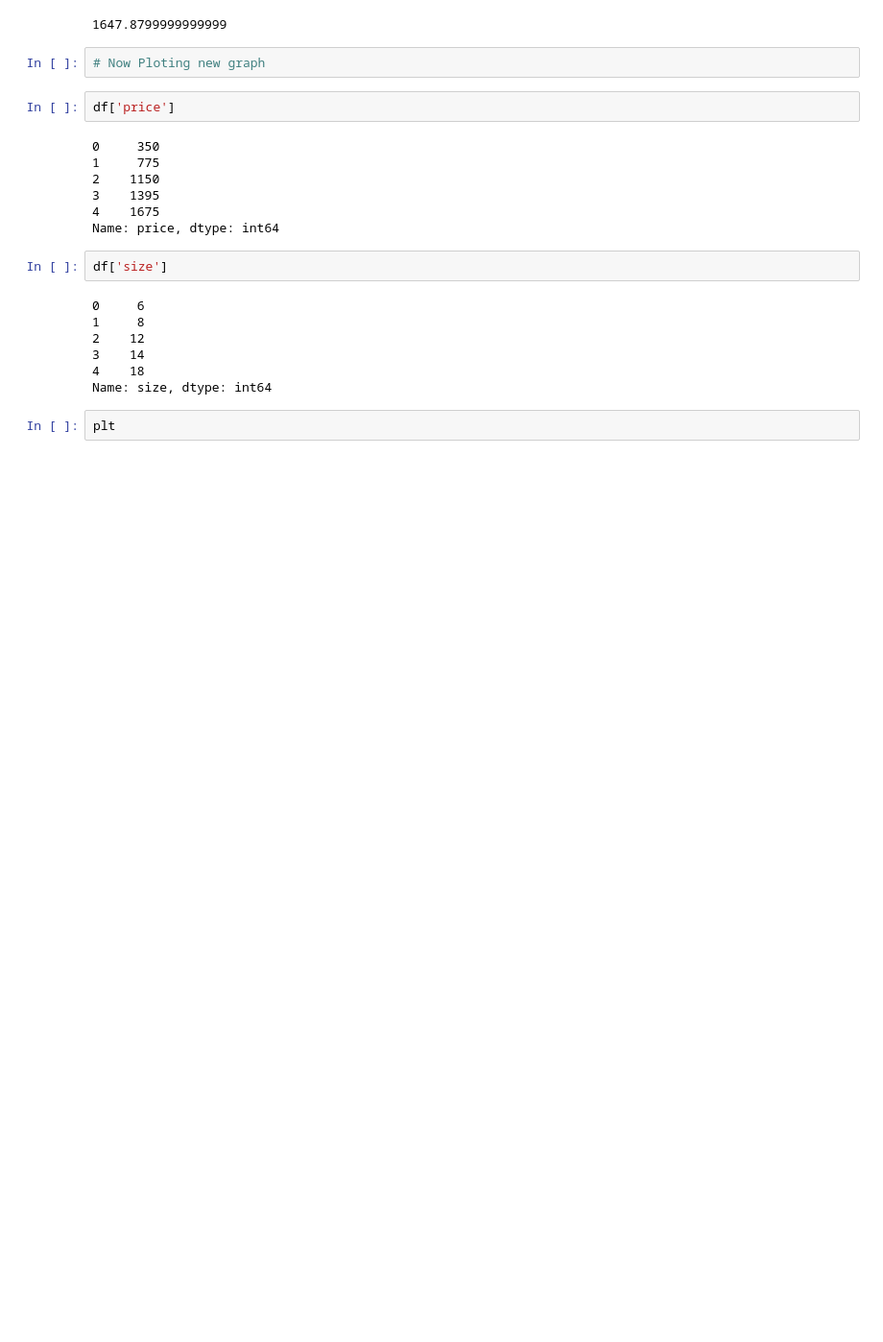
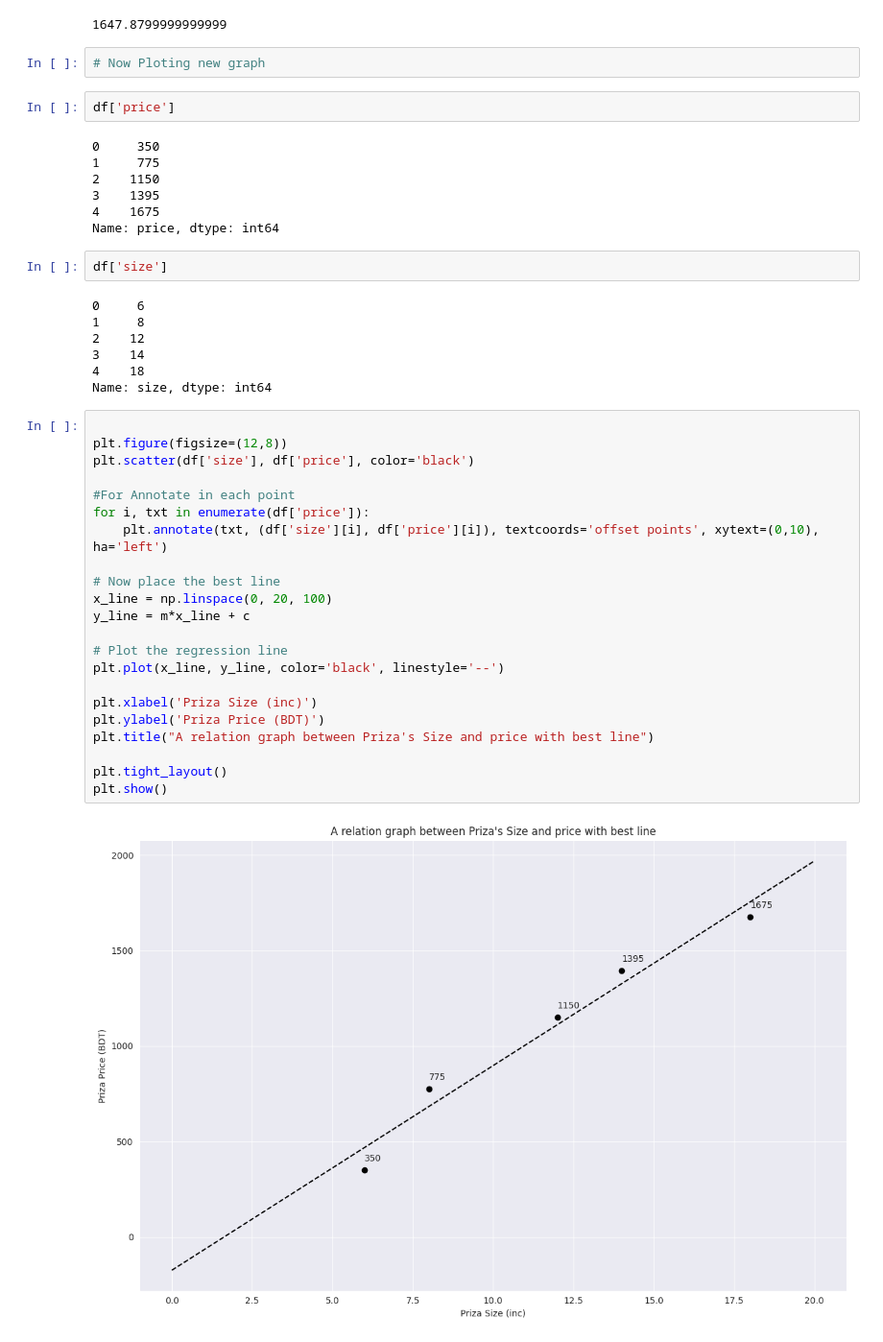
Before and after one commit to Sayeed843/Machine-Learning-Algorithms-, a Jupyter notebook: Linear Regression/Numerical Analysis/numerical-analysis-alg.ipynb, the cells around one changed output. Shown at 96% size. Saved outputs shown, nothing was run; the diff lists cells and outputs as text; blank space fills up the shorter version.

Commit message:
Numerical Analysis-Linear Regression-2

```diff
--- a/Linear Regression/Numerical Analysis/numerical-analysis-alg.ipynb
+++ b/Linear Regression/Numerical Analysis/numerical-analysis-alg.ipynb
@@ -130,4 +130,26 @@ df['size']
 4    18
 Name: size, dtype: int64
 # %%
-plt
+
+plt.figure(figsize=(12,8))
+plt.scatter(df['size'], df['price'], color='black')
+
+#For Annotate in each point
+for i, txt in enumerate(df['price']):
+    plt.annotate(txt, (df['size'][i], df['price'][i]), textcoords='offset points', xytext=(0,10), ha='left')
+
+# Now place the best line
+x_line = np.linspace(0, 20, 100)
+y_line = m*x_line + c
+
+# Plot the regression line
+plt.plot(x_line, y_line, color='black', linestyle='--')
+
+plt.xlabel('Priza Size (inc)')
+plt.ylabel('Priza Price (BDT)')
+plt.title("A relation graph between Priza's Size and price with best line")
+
+plt.tight_layout()
+plt.show()
+# %% [output]
+[figure, added]
```
